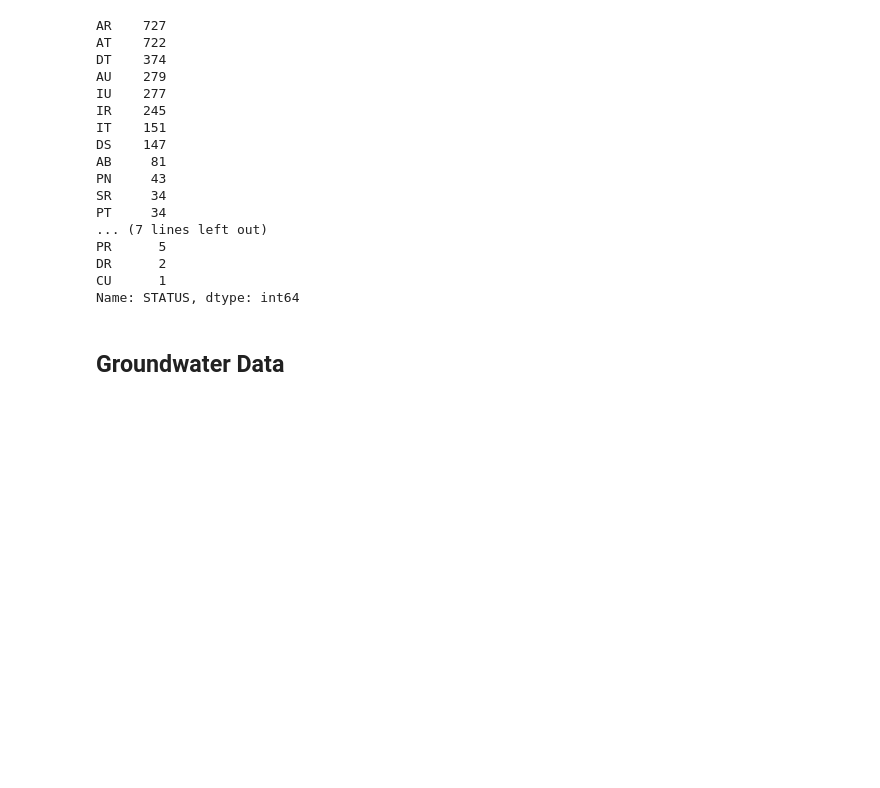
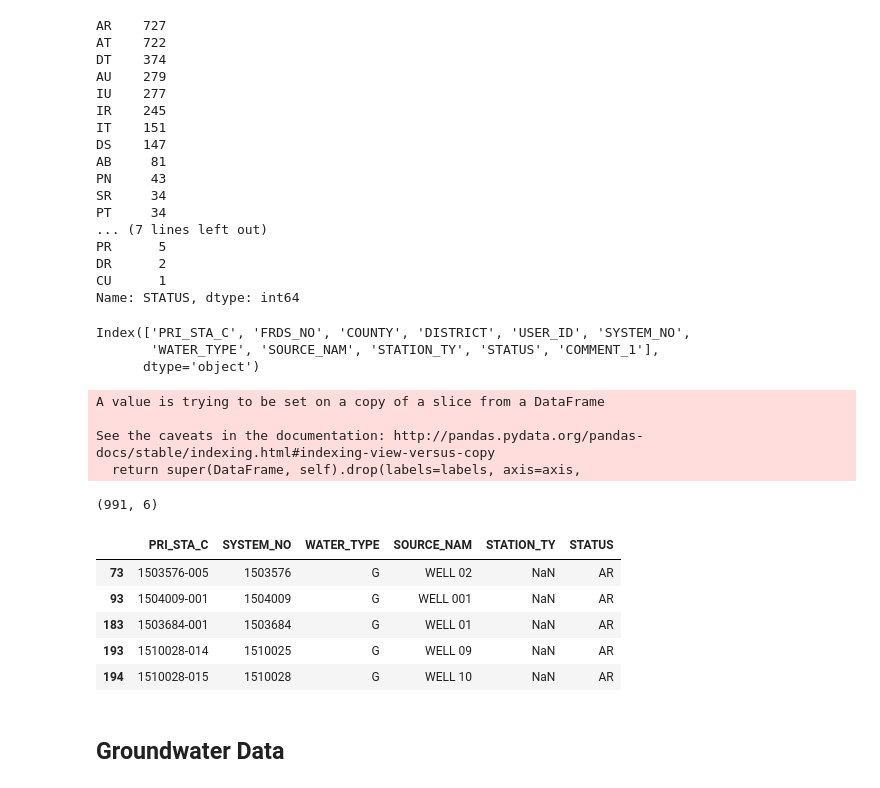
Before and after one commit to waterdatacollaborative/NicoleLook_Drinking-Water-Contaminant-Classification, a Jupyter notebook: Capstone.ipynb, the cells around one changed output. Saved outputs shown, nothing was run; the diff lists cells and outputs as text; code cells hidden in the pictures; blank space fills up the shorter version.

Commit message:
Start munging on drinking water system dataframe

```diff
--- a/Capstone.ipynb
+++ b/Capstone.ipynb
@@ -194,3 +157,33 @@ PR      5
 DR      2
 CU      1
 Name: STATUS, dtype: int64
+# %%
+kern_sites.columns
+# %% [output]
+Index(['PRI_STA_C', 'FRDS_NO', 'COUNTY', 'DISTRICT', 'USER_ID', 'SYSTEM_NO',
+       'WATER_TYPE', 'SOURCE_NAM', 'STATION_TY', 'STATUS', 'COMMENT_1'],
+      dtype='object')
+# %%
+kern_sites.drop(['FRDS_NO', 'COUNTY', 'DISTRICT', 'USER_ID', 'COMMENT_1'], axis=1, inplace=True)
+# %% [output]
+A value is trying to be set on a copy of a slice from a DataFrame
+
+See the caveats in the documentation: http://pandas.pydata.org/pandas-docs/stable/indexing.html#indexing-view-versus-copy
+  return super(DataFrame, self).drop(labels=labels, axis=axis,
+# %%
+kern_sites = kern_sites[kern_sites['WATER_TYPE'] == 'G']
+# %%
+kern_sites = kern_sites[(kern_sites['STATUS'] == 'AR') | (kern_sites['STATUS'] == 'AU')]
+# %%
+kern_sites.shape
+# %% [output]
+(991, 6)
+# %%
+kern_sites.head()
+# %% [output]
+|  | PRI_STA_C | SYSTEM_NO | WATER_TYPE | SOURCE_NAM | STATION_TY | STATUS |
+| 73 | 1503576-005 | 1503576 | G | WELL 02 | NaN | AR |
+| 93 | 1504009-001 | 1504009 | G | WELL 001 | NaN | AR |
+| 183 | 1503684-001 | 1503684 | G | WELL 01 | NaN | AR |
+| 193 | 1510028-014 | 1510025 | G | WELL 09 | NaN | AR |
+| 194 | 1510028-015 | 1510028 | G | WELL 10 | NaN | AR |
```
Also changed, not shown: parts of 9 cells of this notebook.
